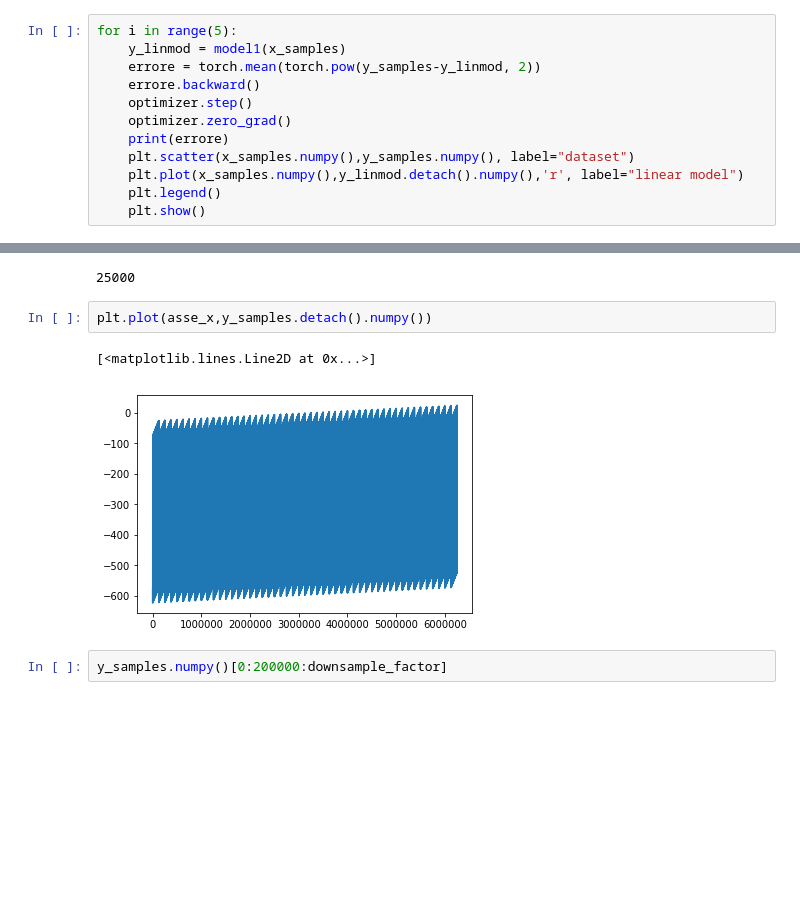
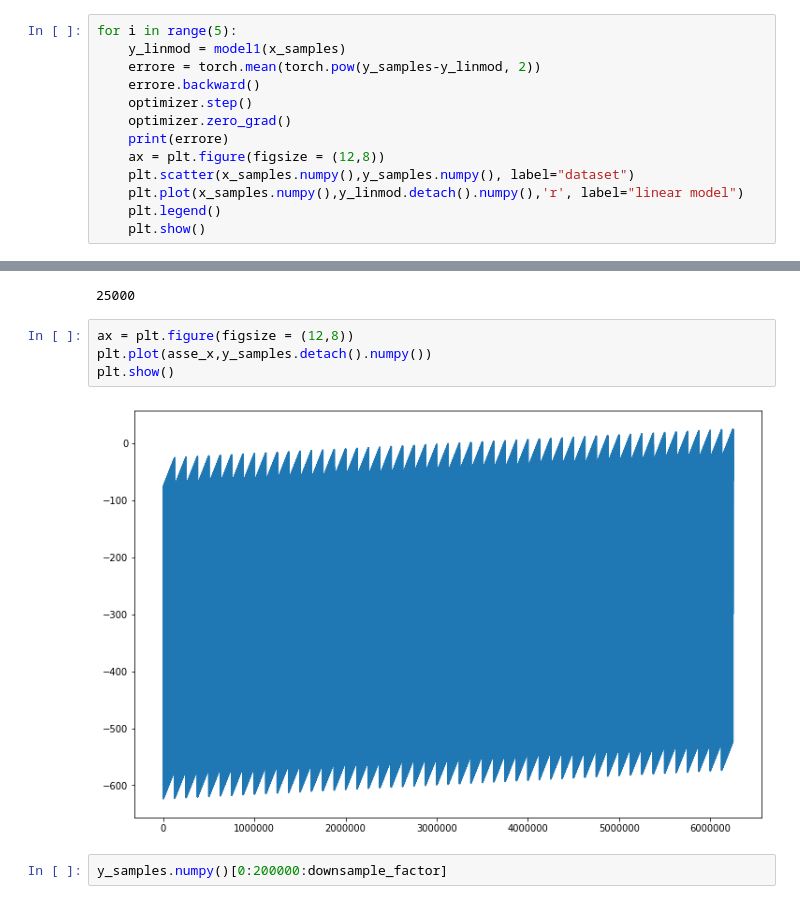
Before and after one commit to Antozamm/1week4, a Jupyter notebook: LinearRegression_w_Pytorch2.ipynb, the cells around one changed output, grey strips where cells are left out. Cells and saved outputs as stored; diff of their text form; blank space fills up the shorter version.

```diff
--- a/LinearRegression_w_Pytorch2.ipynb
+++ b/LinearRegression_w_Pytorch2.ipynb
@@ -184,6 +185,7 @@ for i in range(5):
     optimizer.step()
     optimizer.zero_grad()
     print(errore)
+    ax = plt.figure(figsize = (12,8))
     plt.scatter(x_samples.numpy(),y_samples.numpy(), label="dataset")
     plt.plot(x_samples.numpy(),y_linmod.detach().numpy(),'r', label="linear model")
     plt.legend()
@@ -368,10 +370,11 @@ downsample_factor
 # %% [output]
 25000
 # %%
+ax = plt.figure(figsize = (12,8))
 plt.plot(asse_x,y_samples.detach().numpy())
+plt.show()
 # %% [output]
-[<matplotlib.lines.Line2D at 0x...>]
-[figure, old version]
+[figure, new version]
 # %%
 y_samples.numpy()[0:200000:downsample_factor]
 # %% [output]
```
Also changed, not shown: parts of 21 cells of this notebook.
